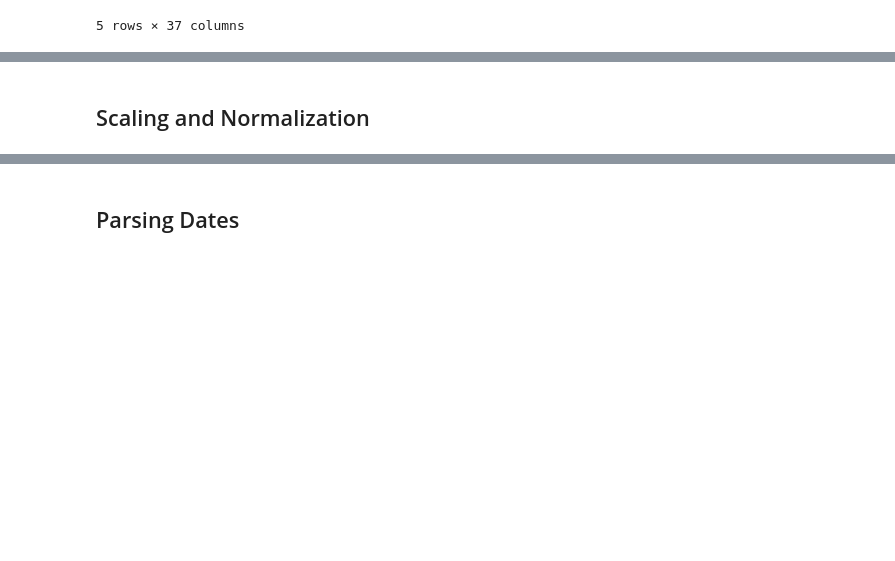
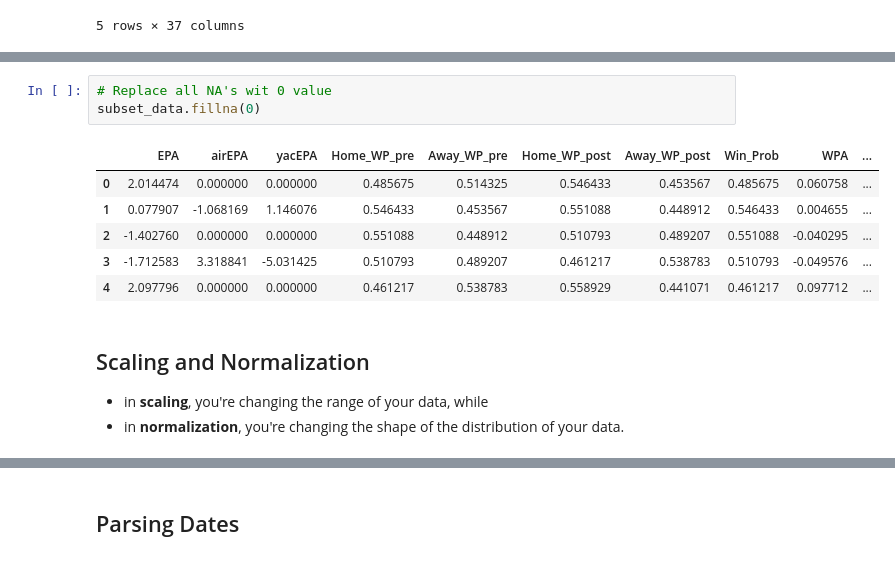
Before and after one commit to isaultirado77/learning-python, a Jupyter notebook: pandas/data_cleaning_overview.ipynb, the cells around one changed output, grey strips where cells are left out. Saved outputs shown, nothing was run; the diff lists cells and outputs as text; blank space fills up the shorter version.

Commit message:
pandas - scalling & normalization lesson completed

```diff
--- a/pandas/data_cleaning_overview.ipynb
+++ b/pandas/data_cleaning_overview.ipynb
@@ -136,2 +202,15 @@ print("Columns with na's dropped: %d" % df.shape[1])
+# %%
+# Replace all NA's wit 0 value
+subset_data.fillna(0)
+# %% [output]
+|  | EPA | airEPA | yacEPA | Home_WP_pre | Away_WP_pre | Home_WP_post | Away_WP_post | Win_Prob | WPA | ... |
+| 0 | 2.014474 | 0.000000 | 0.000000 | 0.485675 | 0.514325 | 0.546433 | 0.453567 | 0.485675 | 0.060758 | ... |
+| 1 | 0.077907 | -1.068169 | 1.146076 | 0.546433 | 0.453567 | 0.551088 | 0.448912 | 0.546433 | 0.004655 | ... |
+| 2 | -1.402760 | 0.000000 | 0.000000 | 0.551088 | 0.448912 | 0.510793 | 0.489207 | 0.551088 | -0.040295 | ... |
+| 3 | -1.712583 | 3.318841 | -5.031425 | 0.510793 | 0.489207 | 0.461217 | 0.538783 | 0.510793 | -0.049576 | ... |
+| 4 | 2.097796 | 0.000000 | 0.000000 | 0.461217 | 0.538783 | 0.558929 | 0.441071 | 0.461217 | 0.097712 | ... |
 # %% [markdown]
 ## Scaling and Normalization
+
+* in **scaling**, you're changing the range of your data, while
+* in **normalization**, you're changing the shape of the distribution of your data.
```
Also changed, not shown: parts of 15 cells of this notebook.
